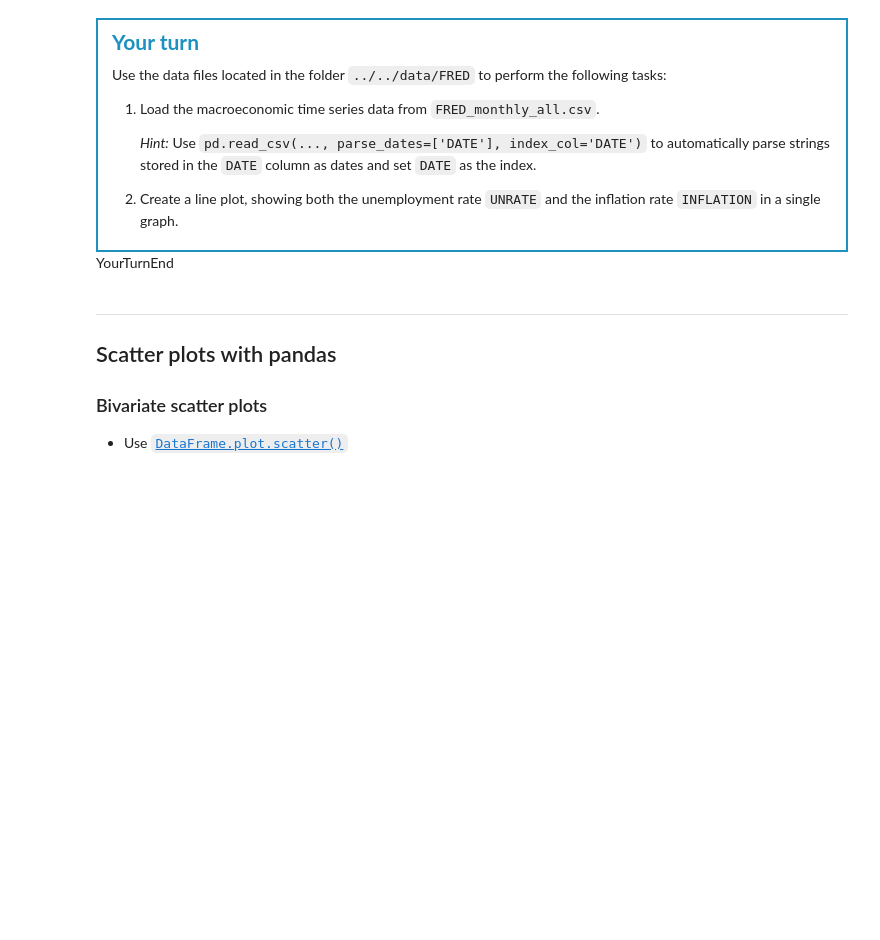
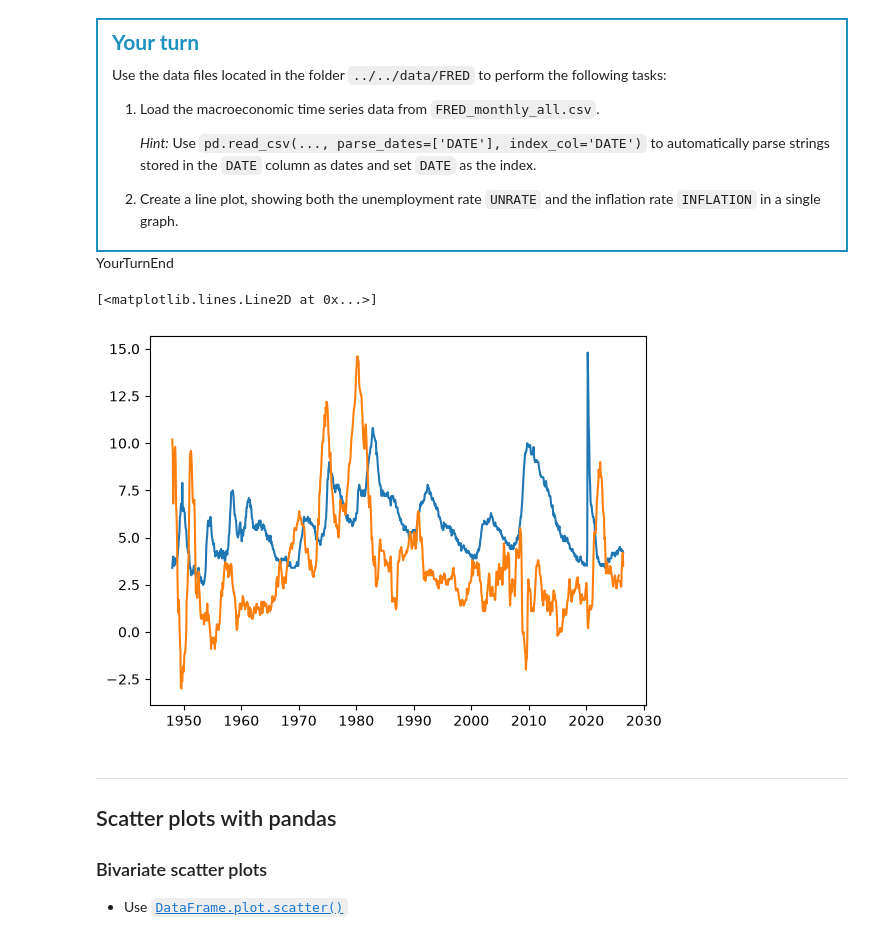
Before and after one commit to falkfrydenlund-creator/TECH2-H26, a Jupyter notebook: lectures/lecture3/lecture3-FF.ipynb, the cells around one changed output. Cells and saved outputs as stored; diff of their text form; code cells hidden in the pictures; blank space fills up the shorter version.

```diff
--- a/lectures/lecture3/lecture3-FF.ipynb
+++ b/lectures/lecture3/lecture3-FF.ipynb
@@ -622,6 +622,15 @@ tasks:
    and the inflation rate `INFLATION` in a single graph.
 </div>
 <span style="display: none;">YourTurnEnd</span>
+# %%
+file = f'{DATA_PATH}/FRED_monthly_all.csv'
+df = pd.read_csv(file, parse_dates = ['DATE'], index_col = 'DATE')
+
+plt.plot(df['UNRATE'])
+plt.plot(df['INFLATION'])
+# %% [output]
+[<matplotlib.lines.Line2D at 0x...>]
+[figure, added]
 # %% [markdown]
 ***
 ## Scatter plots with pandas
```
Also changed, not shown: parts of 3 cells of this notebook, 1 other file.
